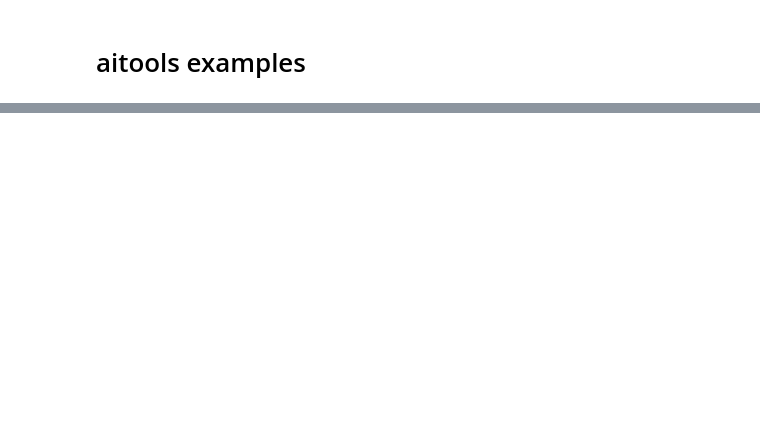
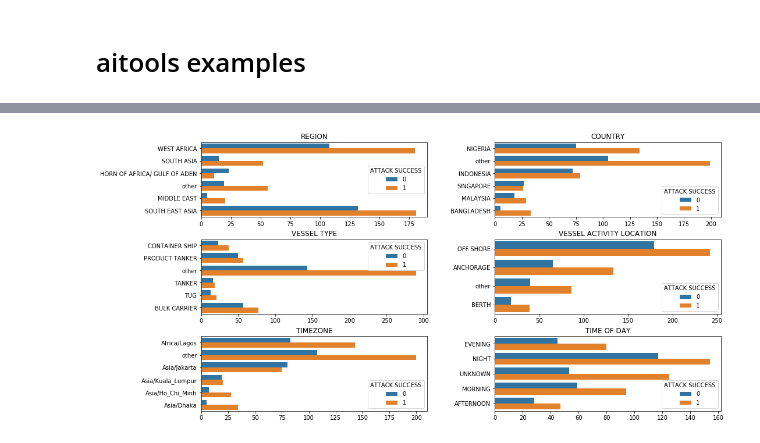
Before and after one commit to aimfeld/aitools, a Jupyter notebook: examples.ipynb, the cells around one changed output, grey strips where cells are left out. Drawn from its saved outputs; the diff is of its cells as text; code cells hidden in the pictures; blank space fills up the shorter version.

```diff
--- a/examples.ipynb
+++ b/examples.ipynb
@@ -95,0 +113,4 @@ df_scores.sort_values('AUC holdout score', ascending=False)
+# %%
+plot.facet_categorical(df_pirate, categorical_features, target, n_largest=5)
+# %% [output]
+[figure, added]
```
Also changed, not shown: parts of 6 cells of this notebook, 1 other file.
